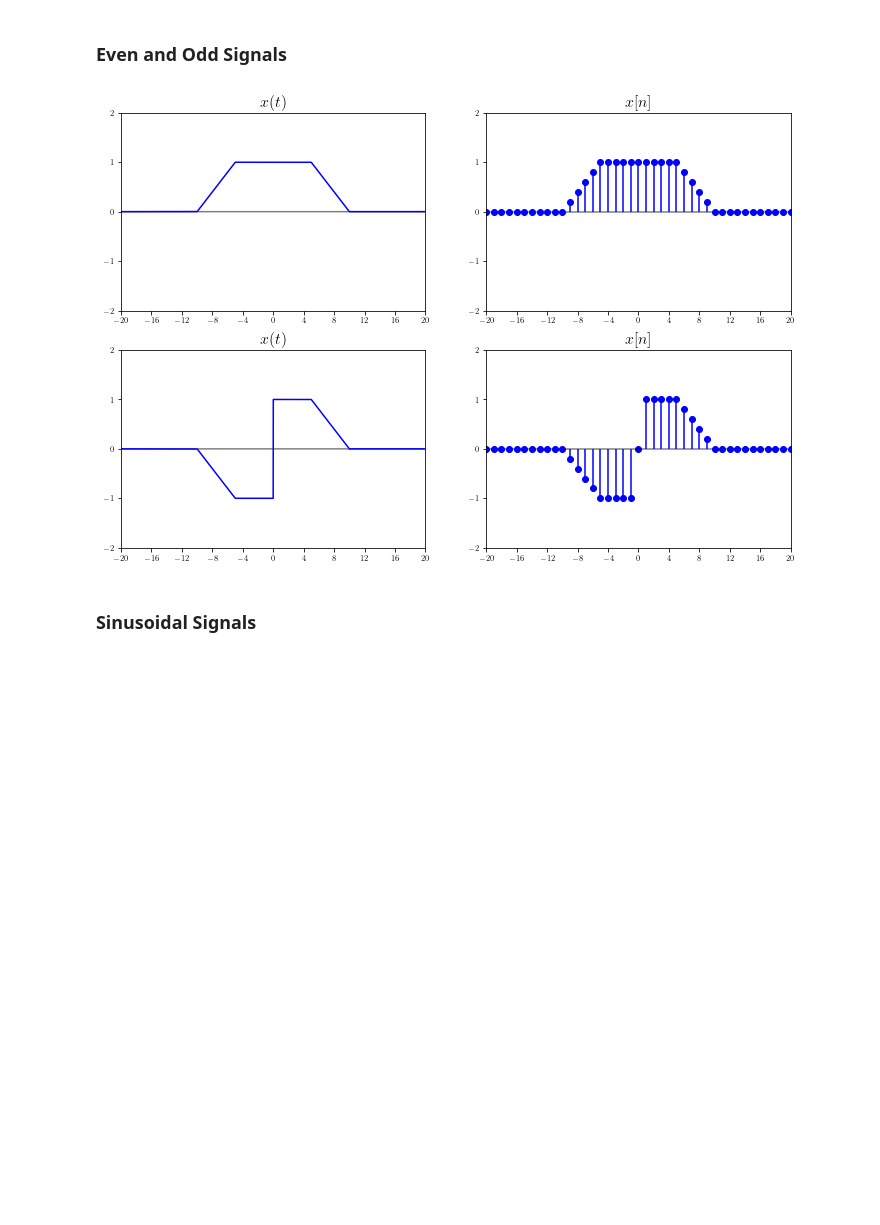
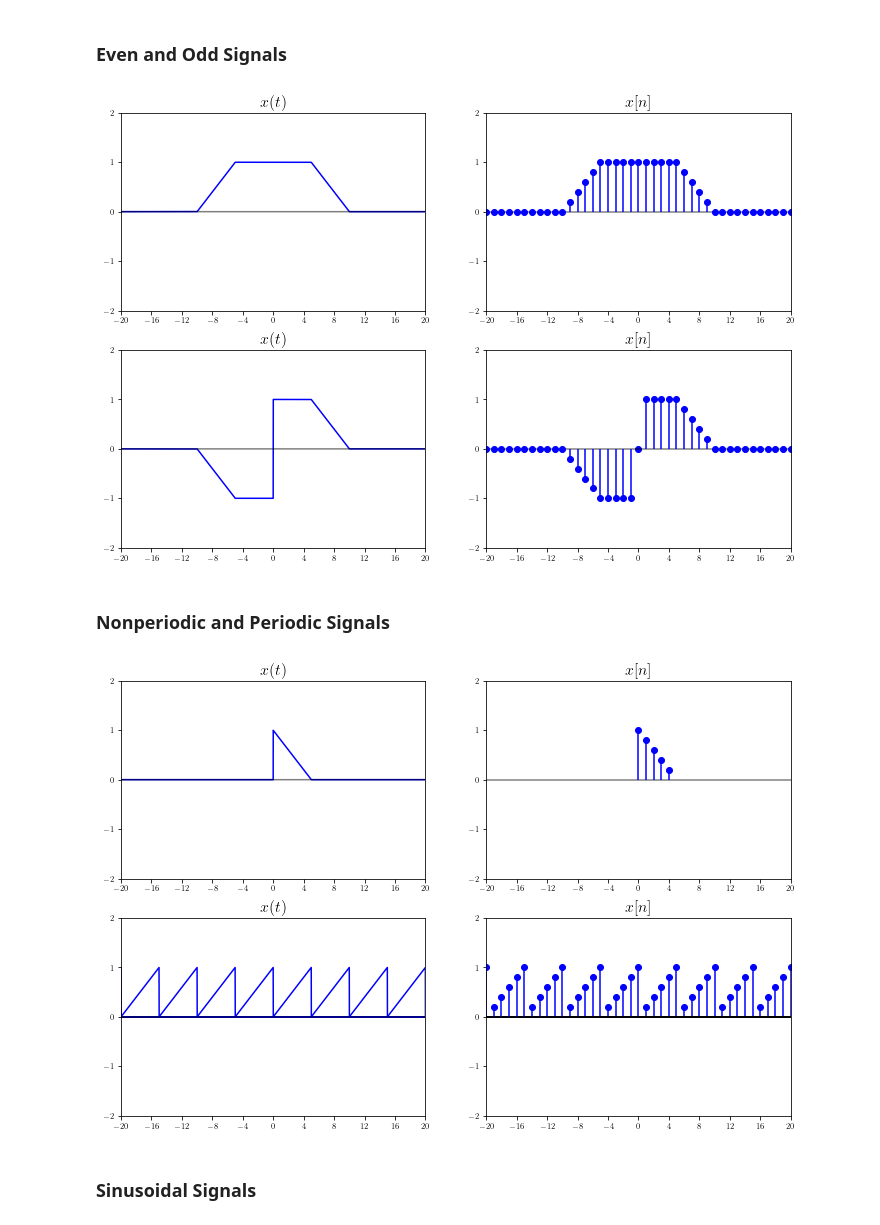
Before and after one commit to tmquan/ivcl, a Jupyter notebook: _sources/courses/dsp/intro.ipynb, the cells around one changed output. Drawn from its saved outputs; the diff is of its cells as text; code cells hidden in the pictures; blank space fills up the shorter version.

```diff
--- a/_sources/courses/dsp/intro.ipynb
+++ b/_sources/courses/dsp/intro.ipynb
@@ -49,7 +49,7 @@ plt.rcParams['text.usetex'] = True
 ## Utilizations
 # %%
 # HIDE/SHOW
-def mpl_axes_plot(axes, expr, xrange, **kwargs):
+def mpl_axes_plot(axes, expr, xrange, zero_is_none=False, **kwargs):
     x, start, stop = xrange
     func = sp.lambdify(x, expr)
     x = np.linspace(start, stop, 10000)
@@ -60,11 +60,13 @@ def mpl_axes_plot(axes, expr, xrange, **kwargs):
     axes.yaxis.set_major_locator(MaxNLocator(integer=True))
     axes.grid(False)
     axes.margins(0.02, 0.02)
+    if zero_is_none:
+        y[y==0] = np.nan
+    axes.plot(x, y, **kwargs)
     axes.plot(x, np.zeros_like(x), color='k', alpha=0.5)
-    axes.plot(x, y, **kwargs)
     return axes
 
-def mpl_axes_stem(axes, expr, xrange, **kwargs):
+def mpl_axes_stem(axes, expr, xrange, zero_is_none=False, **kwargs):
     x, start, stop, step = xrange
     func = sp.lambdify(x, expr, ['numpy', 'sympy'])
     x = np.arange(start, stop, step)
@@ -76,7 +78,10 @@ def mpl_axes_stem(axes, expr, xrange, **kwargs):
     axes.grid(False)
     axes.margins(0.02, 0.02)
     axes.plot(x, np.zeros_like(x), color='k', alpha=0.5)
-    return axes.stem(x, y, basefmt=" ", use_line_collection=True, **kwargs)
+    if zero_is_none:
+        y[y==0] = np.nan
+    axes.stem(x, y, basefmt=" ", use_line_collection=True, **kwargs)
+    return axes
 
 def mpl_axes_step(axes, expr, xrange, **kwargs):
     x, start, stop, step = xrange
@@ -202,7 +207,55 @@ ax[1][1].set_title(r'$x[n]$', fontsize=16)
 
 plt.show()
 # %% [output]
-[figure, old version]
+[figure, new version]
+# %% [markdown]
+### Nonperiodic and Periodic Signals
+# %%
+# HIDE/SHOW
+fig, ax = plt.subplots(
+    2, 2,
+    figsize=(12, 8),
+    # tight_layout=True,
+)
+
+
+n = sp.Piecewise(
+    (0, t<0),
+    (0, t>5),
+    (1-t/5, (0<=t)&(t<=5)),
+)
+
+p = sp.Piecewise(
+    (0, t<0),
+    (1-t/5, (0<=t)&(t<=5)),
+)
+
+mpl_axes_plot(ax[0][0], n, (t, -40, 40), color='b')
+ax[0][0].set_xlim(-20, 20, 1)
+ax[0][0].set_ylim(-2., 2., 1)
+ax[0][0].set_title(r'$x(t)$', fontsize=16)
+
+
+mpl_axes_stem(ax[0][1], n, (t, -40, 40, 1), zero_is_none=True, linefmt='b', markerfmt='bo')
+ax[0][1].set_xlim(-20, 20, 1)
+ax[0][1].set_ylim(-2., 2., 1)
+ax[0][1].set_title(r'$x[n]$', fontsize=16)
+
+for k in range(-5, 5):
+    mpl_axes_plot(ax[1][0], p.subs(t, -t).subs(t, t+k*5), (t, -40, 40), zero_is_none=False, color='b')
+ax[1][0].set_xlim(-20, 20, 1)
+ax[1][0].set_ylim(-2., 2., 1)
+ax[1][0].set_title(r'$x(t)$', fontsize=16)
+
+for k in range(-5, 5):
+    mpl_axes_stem(ax[1][1], p.subs(t, -t).subs(t, t+k*5), (t, -40, 40, 1), zero_is_none=True, linefmt='b', markerfmt='bo')
+ax[1][1].set_xlim(-20, 20, 1)
+ax[1][1].set_ylim(-2., 2., 1)
+ax[1][1].set_title(r'$x[n]$', fontsize=16)
+
+plt.show()
+# %% [output]
+[figure, added]
 # %% [markdown]
 ### Sinusoidal Signals
 # %%
```
Also changed, not shown: parts of 2 cells of this notebook, 25 other files.
